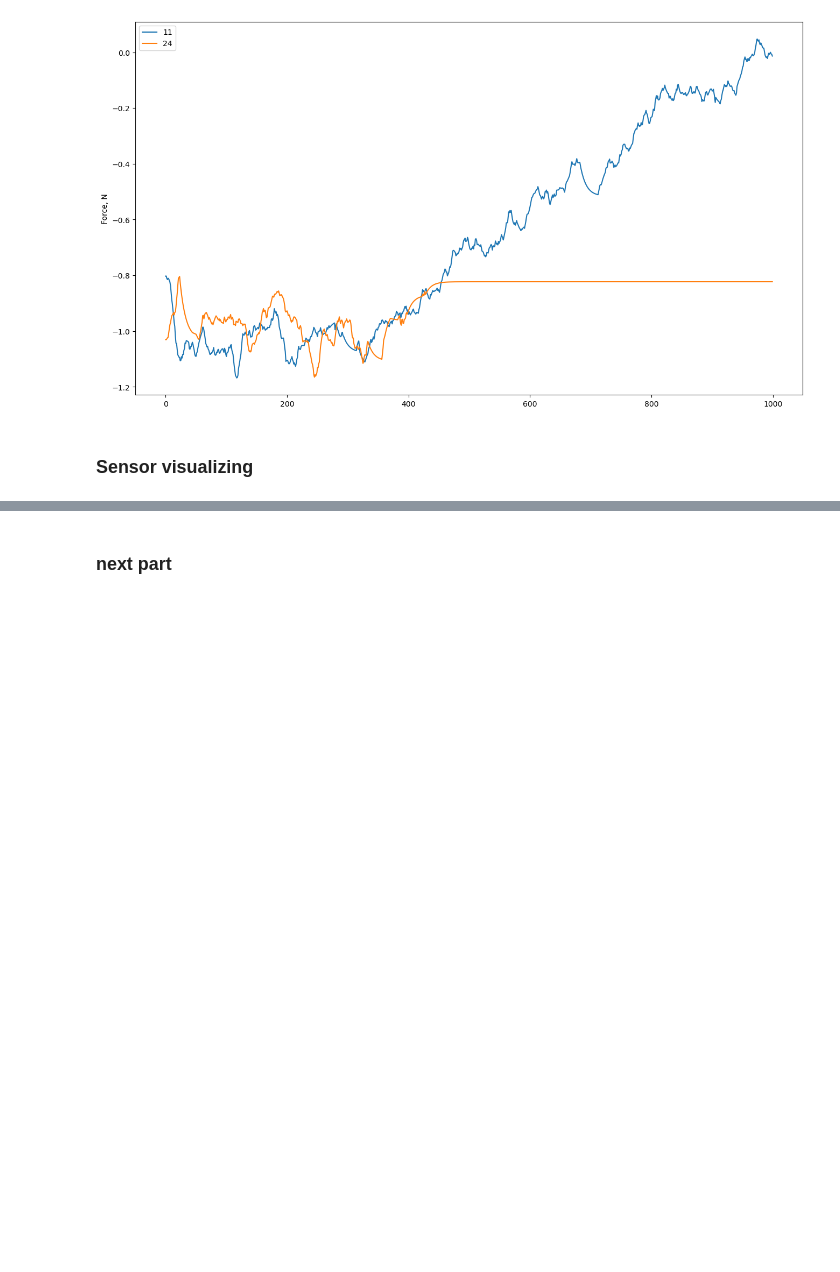
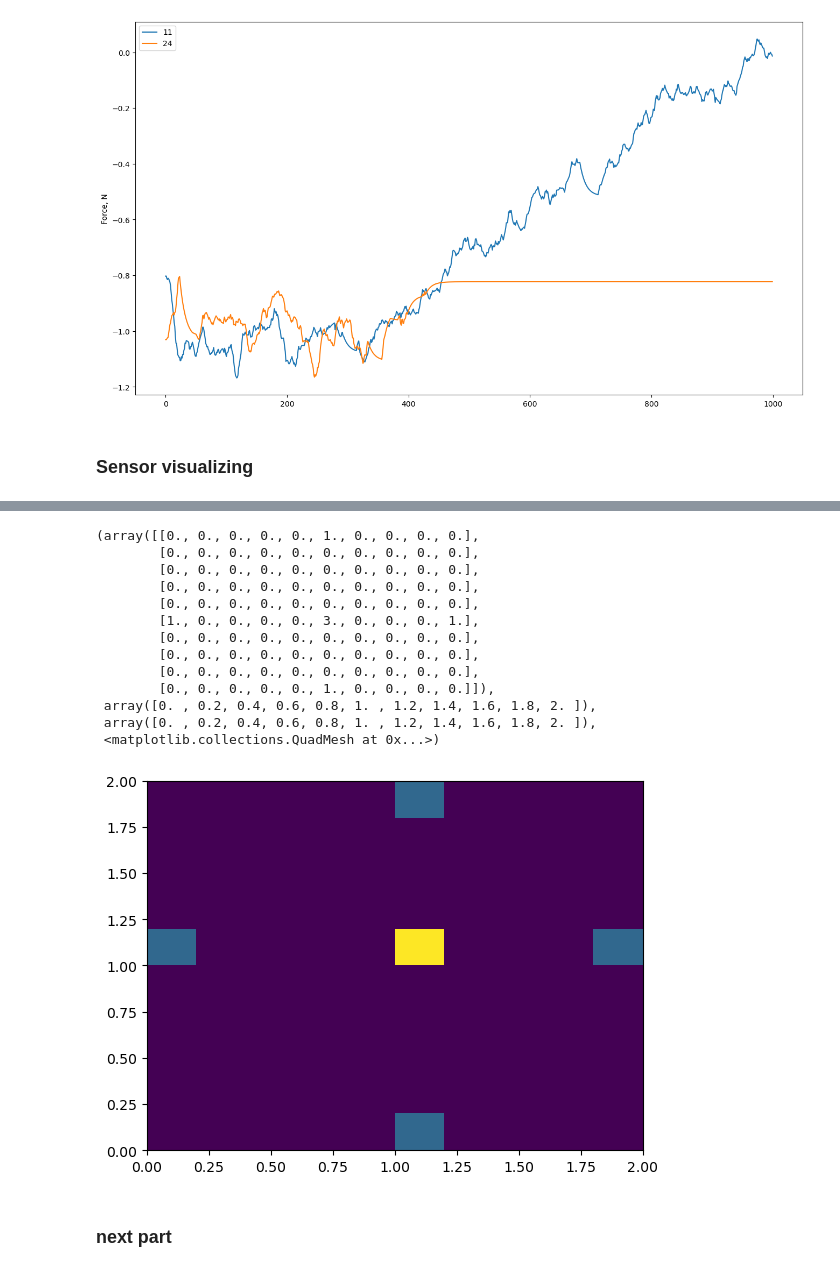
Before and after one commit to KGBcomrade/UR5-Control, a Jupyter notebook: log_parser.ipynb, the cells around one changed output, grey strips where cells are left out. Cells and saved outputs as stored; diff of their text form; code cells hidden in the pictures; blank space fills up the shorter version.

```diff
--- a/log_parser.ipynb
+++ b/log_parser.ipynb
@@ -167,2 +170,19 @@ ax.plot_surface(np.array([0, 1, 0, 1]).reshape((-1, 1)), np.array([0, 0, 1, 1]).
+# %%
+plt.hist2d([0, 0, 0, 1, 1, 1, 2, 2, 2], [0, 1, 2, 0, 1, 2, 0, 1, 2], weights=[0, 1, 0, 1, 3, 1, 0, 1, 0]) #
+# %% [output]
+(array([[0., 0., 0., 0., 0., 1., 0., 0., 0., 0.],
+        [0., 0., 0., 0., 0., 0., 0., 0., 0., 0.],
+        [0., 0., 0., 0., 0., 0., 0., 0., 0., 0.],
+        [0., 0., 0., 0., 0., 0., 0., 0., 0., 0.],
+        [0., 0., 0., 0., 0., 0., 0., 0., 0., 0.],
+        [1., 0., 0., 0., 0., 3., 0., 0., 0., 1.],
+        [0., 0., 0., 0., 0., 0., 0., 0., 0., 0.],
+        [0., 0., 0., 0., 0., 0., 0., 0., 0., 0.],
+        [0., 0., 0., 0., 0., 0., 0., 0., 0., 0.],
+        [0., 0., 0., 0., 0., 1., 0., 0., 0., 0.]]),
+ array([0. , 0.2, 0.4, 0.6, 0.8, 1. , 1.2, 1.4, 1.6, 1.8, 2. ]),
+ array([0. , 0.2, 0.4, 0.6, 0.8, 1. , 1.2, 1.4, 1.6, 1.8, 2. ]),
+ <matplotlib.collections.QuadMesh at 0x...>)
+[figure, added]
 # %% [markdown]
 ### next part
```
Also changed, not shown: parts of 3 cells of this notebook.
